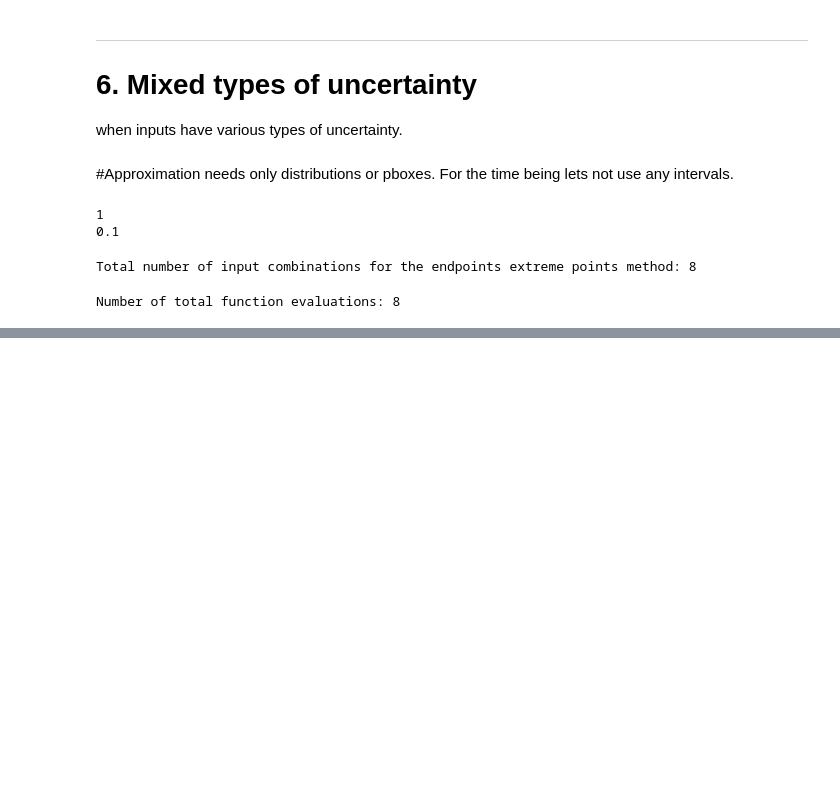
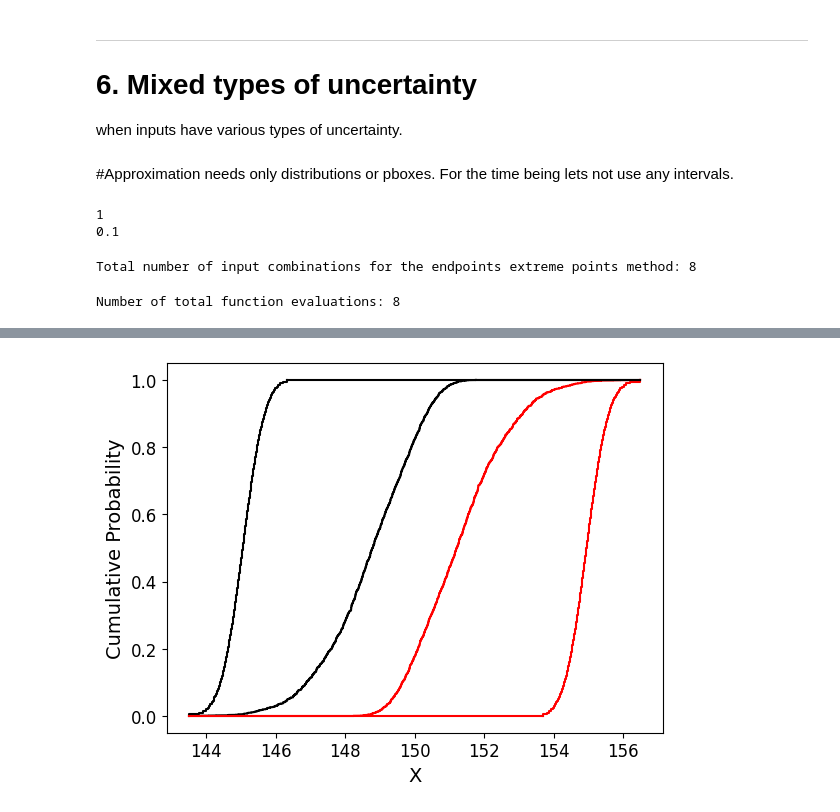
Before and after one commit to leslieDLcy/PyUncertainNumber, a Jupyter notebook: src/pyuncertainnumber/propagation/UP_demonstration[CantileverBbeam]_test.ipynb, the cells around one changed output, grey strips where cells are left out. Drawn from its saved outputs; the diff is of its cells as text; code cells hidden in the pictures; blank space fills up the shorter version.

```diff
--- a/src/pyuncertainnumber/propagation/UP_demonstration[CantileverBbeam]_test.ipynb
+++ b/src/pyuncertainnumber/propagation/UP_demonstration[CantileverBbeam]_test.ipynb
@@ -889,3 +914,8 @@ plotPbox_bounds(var_ext.raw_data['bounds'][1])
+# %%
+plotPbox_bounds(res_ext.raw_data['bounds'][0])
+plotPbox_bounds(var_ext.raw_data['bounds'][0])
+# %% [output]
+[figure, added]
 # %%
 res_end = focused_discretisation_propagation_method(x=x, f=Fun, method = 'endpoints', n_disc= 4)
 # %%
```
Also changed, not shown: parts of 4 cells of this notebook, 3 other files.
